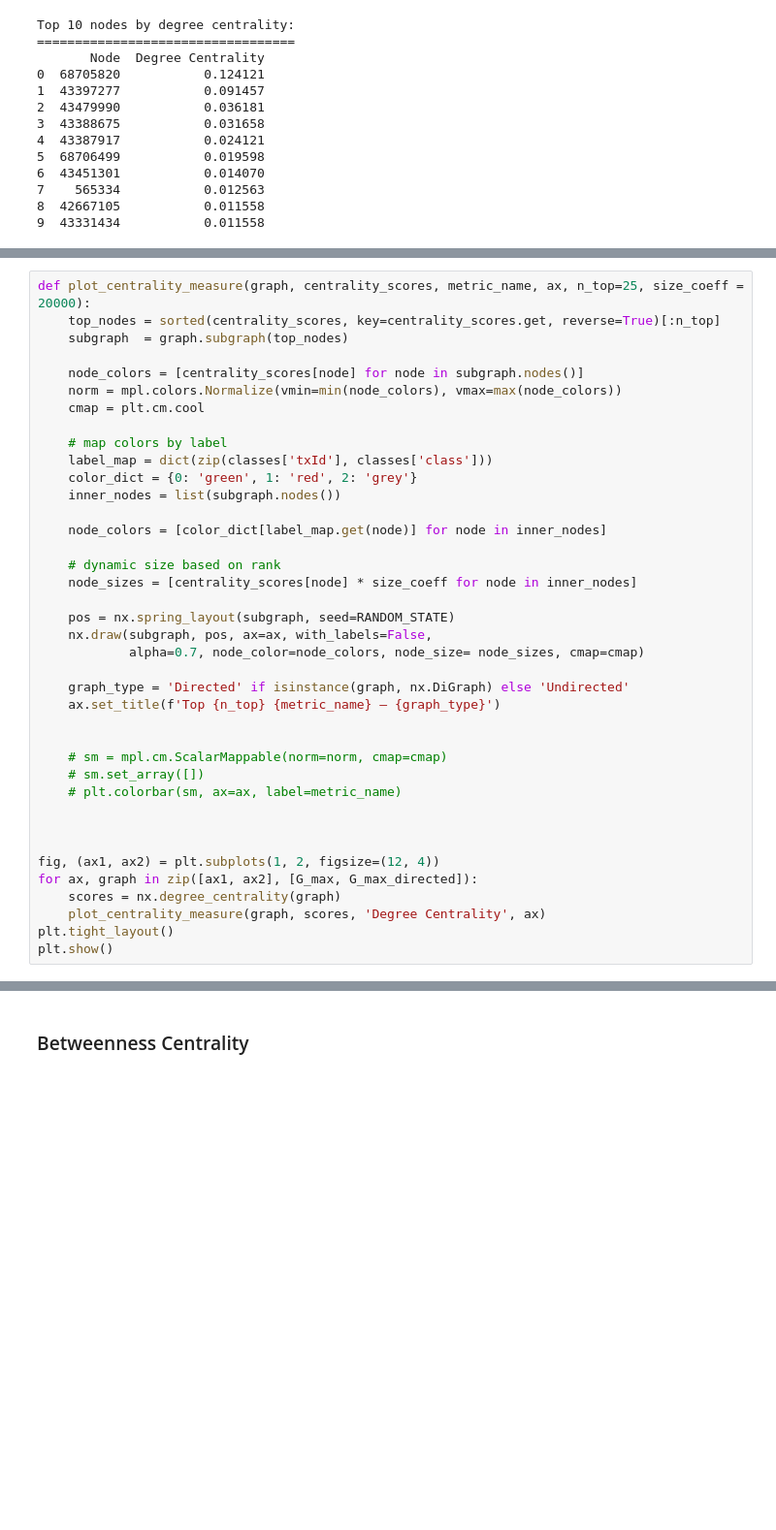
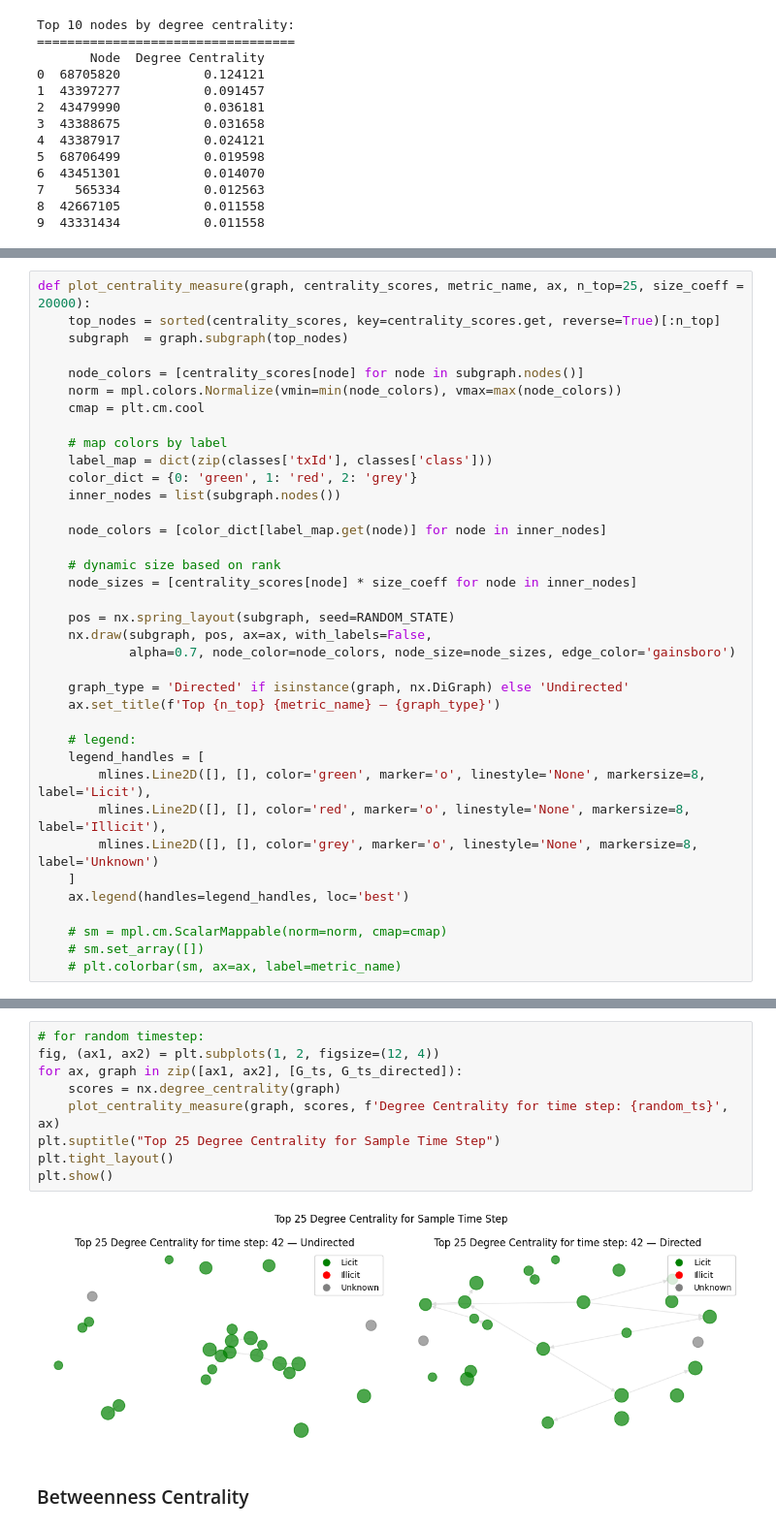
Before and after one commit to triggertiger/Elliptic, a Jupyter notebook: 011_graph_eda.ipynb, the cells around one changed output, grey strips where cells are left out. Shown at 97% size. Drawn from its saved outputs; the diff is of its cells as text; blank space fills up the shorter version.

```diff
--- a/011_graph_eda.ipynb
+++ b/011_graph_eda.ipynb
@@ -271,21 +442,19 @@ def plot_centrality_measure(graph, centrality_scores, metric_name, ax, n_top=25,
 
     pos = nx.spring_layout(subgraph, seed=RANDOM_STATE)
     nx.draw(subgraph, pos, ax=ax, with_labels=False,
-            alpha=0.7, node_color=node_colors, node_size= node_sizes, cmap=cmap)
+            alpha=0.7, node_color=node_colors, node_size=node_sizes, edge_color='gainsboro')
 
     graph_type = 'Directed' if isinstance(graph, nx.DiGraph) else 'Undirected'
     ax.set_title(f'Top {n_top} {metric_name} — {graph_type}')
 
+    # legend:
+    legend_handles = [
+        mlines.Line2D([], [], color='green', marker='o', linestyle='None', markersize=8, label='Licit'),
+        mlines.Line2D([], [], color='red', marker='o', linestyle='None', markersize=8, label='Illicit'),
+        mlines.Line2D([], [], color='grey', marker='o', linestyle='None', markersize=8, label='Unknown')
+    ]
+    ax.legend(handles=legend_handles, loc='best')
 
     # sm = mpl.cm.ScalarMappable(norm=norm, cmap=cmap)
     # sm.set_array([])
     # plt.colorbar(sm, ax=ax, label=metric_name)
-
-
-
-fig, (ax1, ax2) = plt.subplots(1, 2, figsize=(12, 4))
-for ax, graph in zip([ax1, ax2], [G_max, G_max_directed]):
-    scores = nx.degree_centrality(graph)
-    plot_centrality_measure(graph, scores, 'Degree Centrality', ax)
-plt.tight_layout()
-plt.show()
@@ -294,3 +472,14 @@ plt.show()
+# %%
+# for random timestep:
+fig, (ax1, ax2) = plt.subplots(1, 2, figsize=(12, 4))
+for ax, graph in zip([ax1, ax2], [G_ts, G_ts_directed]):
+    scores = nx.degree_centrality(graph)
+    plot_centrality_measure(graph, scores, f'Degree Centrality for time step: {random_ts}', ax)
+plt.suptitle("Top 25 Degree Centrality for Sample Time Step")
+plt.tight_layout()
+plt.show()
+# %% [output]
+[figure, added]
 # %% [markdown]
 ### Betweenness Centrality
 # %%
```
Also changed, not shown: parts of 22 cells of this notebook, 11 other files.
